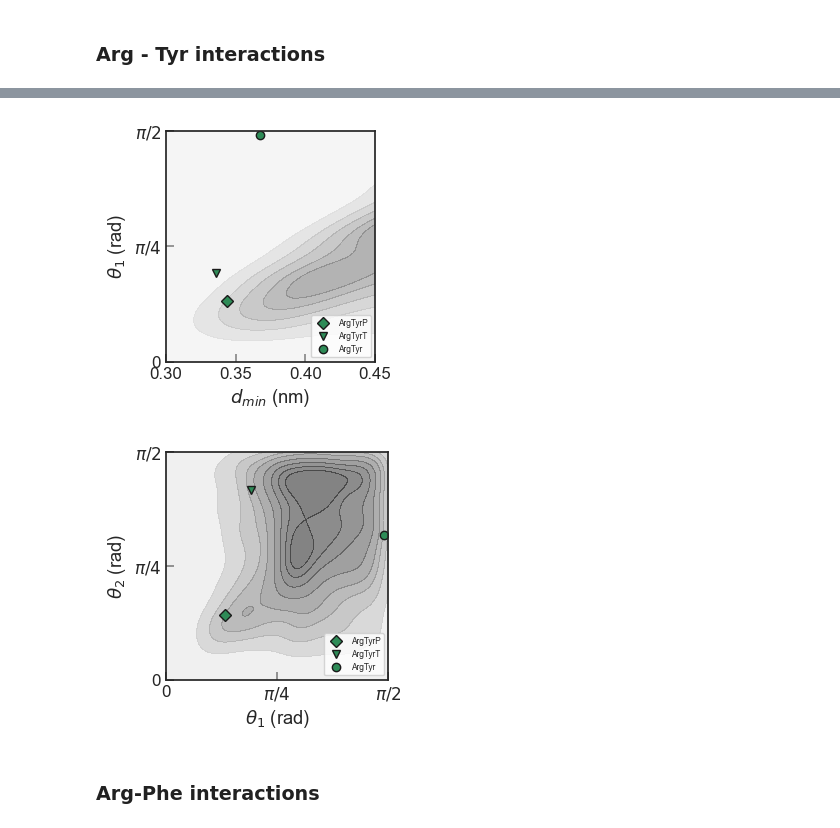
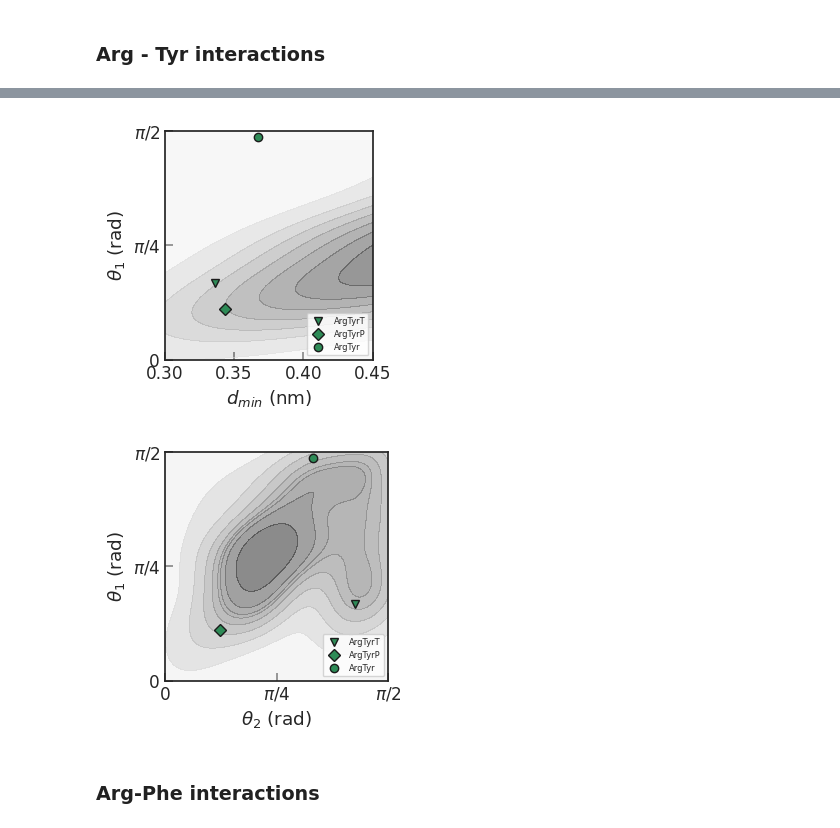
Before and after one commit to BioKT/Stickers, a Jupyter notebook: ARGLYS/qmanalysis.ipynb, the cells around one changed output, grey strips where cells are left out. Saved outputs shown, nothing was run; the diff lists cells and outputs as text; code cells hidden in the pictures.

```diff
--- a/ARGLYS/qmanalysis.ipynb
+++ b/ARGLYS/qmanalysis.ipynb
@@ -60,6 +60,7 @@ def get_normal(coords, id, sidechain_atoms):
 pdb_name = []
 theta = []; theta1 = []; theta2 = []
 dmin = []
+dmean = []
 for pdb_file in glob.glob('structures/*.pdb'):
     print (pdb_file)
     pdb_name.append(pdb_file.split('/')[-1].split('.pdb')[0])
@@ -67,7 +68,7 @@ for pdb_file in glob.glob('structures/*.pdb'):
     print (pdb_coords.topology.to_dataframe())
 
     # compute minimum distance between aromatic and charged sidechains
-    aro_side = pdb_coords.top.select('element C and resname PHE TYR')
+    aro_side = pdb_coords.top.select('element C and resname PHE TYR and name != "CB"')
     charged_side = pdb_coords.top.select('element N and resname ARG LYS')
     atom_pairs = list(itertools.product(aro_side, charged_side))
     #print (aro_side)
@@ -80,10 +81,11 @@ for pdb_file in glob.glob('structures/*.pdb'):
                 list(itertools.product(charged_side, aro_side)), periodic=False)[0]
     dvec = np.mean(displacement, axis=0)
     dvec_mod = np.linalg.norm(dvec)
+    dmean.append(dvec_mod)
     dvec_unit = dvec/dvec_mod
 
     # Compute the normal vector to the plane defined by the sidechain atoms
-    n_i = get_normal(pdb_coords, 0, ['C1', 'C2', 'C3'])
+    n_i = get_normal(pdb_coords, 0, ['CB', 'CR1', 'CR2'])
     #print ([np.arccos((n_i*dvec_unit).sum())*180/np.pi, \
     #                np.arccos((-n_i*dvec_unit).sum())*180/np.pi])
     theta1.append(np.min([np.arccos((n_i*dvec_unit).sum()), \
@@ -100,7 +102,7 @@ for pdb_file in glob.glob('structures/*.pdb'):
     else:
         theta.append(None)
         theta2.append(None)
-contacts_qm_df = pd.DataFrame({'pdb': pdb_name, 'dmin': dmin, 'theta': theta, 'theta1': theta1, 'theta2': theta2})
+contacts_qm_df = pd.DataFrame({'pdb': pdb_name, 'dmean':dmean, 'dmin': dmin, 'theta': theta, 'theta1': theta1, 'theta2': theta2})
 #contacts_df = pd.DataFrame({'pdb': pdb_name, 'dmin': dmin, 'theta1': np.array(theta1)*180/np.pi})
 # %% [output]
 structures/ArgPhe.pdb
@@ -147,10 +147,10 @@ for i,v in contacts_qm_df.iterrows():
         symbol = 'v'
     elif 'TyrP' in v['pdb'] or 'Phe' in v['pdb']:
         symbol = 'D'
-    ax[0].plot(v['dmin'], v['theta1'], symbol, mfc=color, mew=1, mec='k', label=v['pdb'])
-    ax[1].plot(v['dmin'], v['theta2'], symbol, mfc=color, mew=1, mec='k', label=v['pdb'])
-    ax[2].plot(v['dmin'], v['theta'], symbol, mfc=color, mew=1, mec='k', label=v['pdb'])
-ax[0].set_xlim(0.32, 0.4)
+    ax[0].plot(v['dmean'], v['theta1'], symbol, mfc=color, mew=1, mec='k', label=v['pdb'])
+    ax[1].plot(v['dmean'], v['theta2'], symbol, mfc=color, mew=1, mec='k', label=v['pdb'])
+    ax[2].plot(v['dmean'], v['theta'], symbol, mfc=color, mew=1, mec='k', label=v['pdb'])
+ax[0].set_xlim(0.32, 0.55)
 ax[0].set_ylim(0, np.pi/2)
 ax[0].set_yticks([0, np.pi/4, np.pi/2])
 ax[0].set_yticklabels(['0', r'$\pi/4$', r'$\pi/2$'])
@@ -158,6 +158,6 @@ ax[0].set_ylabel(r'$\theta_1$ (rad)')
 ax[1].set_ylabel(r'$\theta_2$ (rad)')
 ax[2].set_ylabel(r'$\theta$ (rad)')
 ax[-1].set_xlabel('$d_\mathrm{min}$ (nm)')
-ax[0].legend(fontsize=6, loc=4, ncols=2, columnspacing=0.8)
+ax[0].legend(fontsize=6, loc=2, ncols=2, columnspacing=0.8)
 plt.tight_layout(h_pad=0)
 # %% [output]
@@ -176,7 +176,7 @@ print(pdbids)
 pdb_coords = {}
 res_names = ['PHE', 'TYR', 'ARG', 'LYS']
 # Loop over all PDB files
-for prot in pdbids:
+for prot in pdbids[:50]:
     try:
         # Load the PDB file
         pdb_file = md.load_pdb("../PDBanalysis/PDB/pdb%s.ent"%prot.lower()[:4])
@@ -441,35 +425,35 @@ ax.set_ylabel(r'$\theta_1$ (rad)')
 ax.legend(fontsize=6, loc=4, ncols=1, columnspacing=0.8)
 plt.tight_layout()
 # %% [output]
-[figure, old version]
+[figure, new version]
 # %%
 fig, ax = plt.subplots(figsize=(3.35, 3.25))
 
 xmin = 0; xmax = np.pi/2
 ymin = 0; ymax = np.pi/2
-sns.kdeplot(data=contacts_df[sel], x='theta1', y='theta2', ax=ax, cmap='binary', \
+sns.kdeplot(data=contacts_df[sel], x='theta2', y='theta1', ax=ax, cmap='binary', \
             fill=True, thresh=0, levels=10, alpha=0.5)
 for i,v in contacts_qm_df.iterrows():
     if 'Tyr' in v['pdb'] and 'Arg' in v['pdb']:
         color = ['seagreen' if 'Tyr' in v['pdb'] else 'darkviolet'][0]
         symbol = 'o'
         if 'TyrT' in v['pdb']:
             symbol = 'v'
         elif 'TyrP' in v['pdb']:
             symbol = 'D'
-        ax.plot(v['theta1'], v['theta2'], symbol, mfc=color, mew=1, mec='k', label=v['pdb'])
+        ax.plot(v['theta2'], v['theta1'], symbol, mfc=color, mew=1, mec='k', label=v['pdb'])
 ax.set_xlim(xmin, xmax)
 ax.set_ylim(ymin, ymax)
 ax.set_xticks([0, np.pi/4, np.pi/2])
 ax.set_yticks([0, np.pi/4, np.pi/2])
 ax.set_xticklabels(['0', r'$\pi/4$', r'$\pi/2$'])
 ax.set_yticklabels(['0', r'$\pi/4$', r'$\pi/2$'])
-ax.set_xlabel(r'$\theta_1$ (rad)')
-ax.set_ylabel(r'$\theta_2$ (rad)')
+ax.set_xlabel(r'$\theta_2$ (rad)')
+ax.set_ylabel(r'$\theta_1$ (rad)')
 ax.legend(fontsize=6, loc=4, ncols=1, columnspacing=0.8)
 plt.tight_layout()
 # %% [output]
-[figure, old version]
+[figure, new version]
 # %% [markdown]
 ### Arg-Phe interactions
 # %%
```
Also changed, not shown: parts of 17 cells of this notebook, 3 other files.
